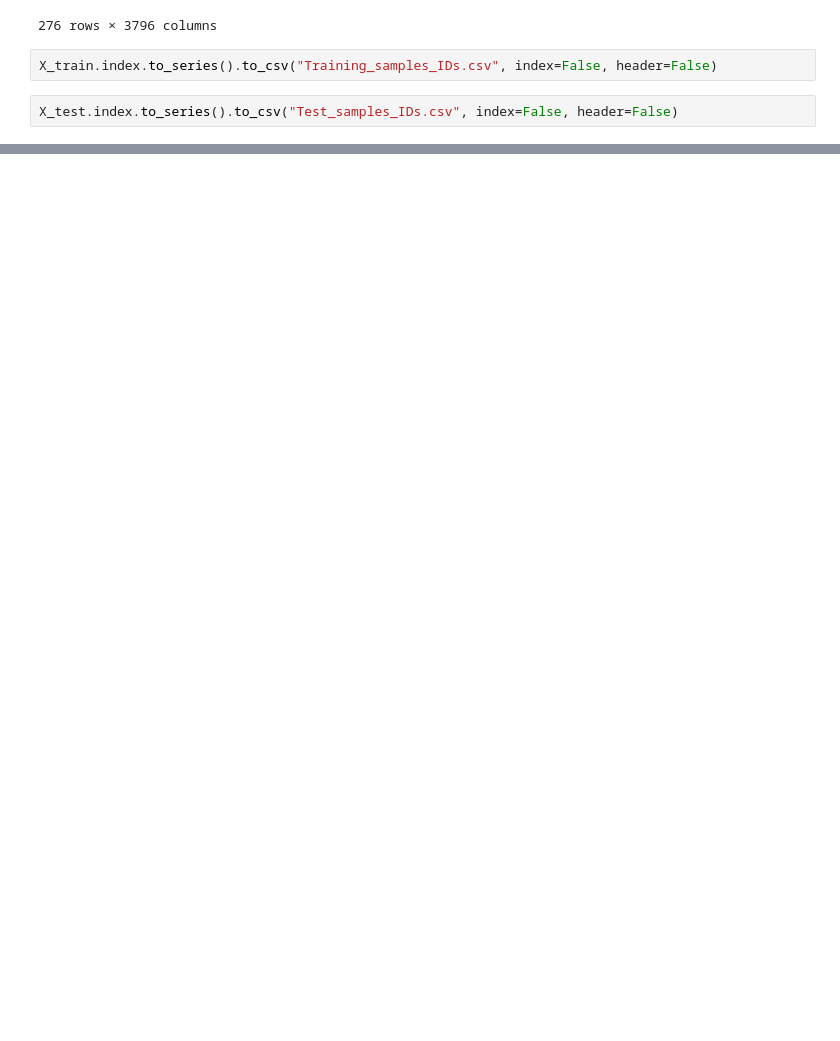
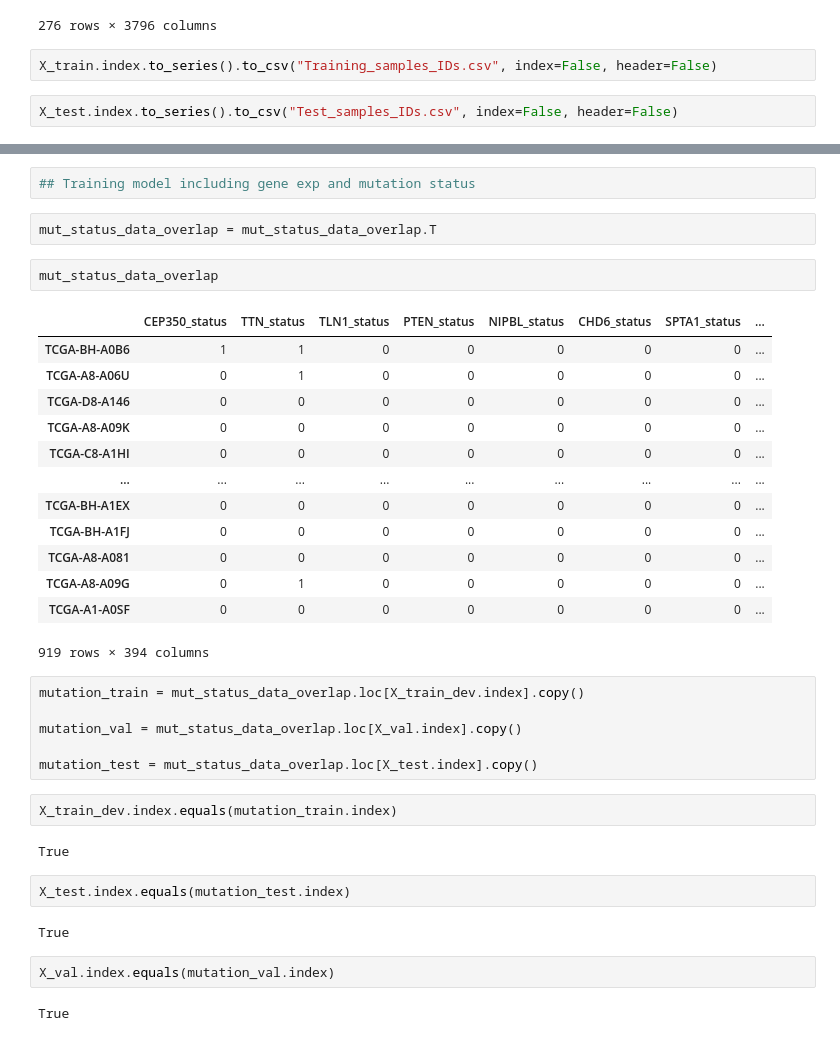
Before and after one commit to das2000sidd/TCGA-BRCA-multiomics-ML, a Jupyter notebook: Notebooks/Fit_DL_models_TCGA_data.ipynb, the cells around one changed output, grey strips where cells are left out. Cells and saved outputs as stored; diff of their text form; blank space fills up the shorter version.

```diff
--- a/Notebooks/Fit_DL_models_TCGA_data.ipynb
+++ b/Notebooks/Fit_DL_models_TCGA_data.ipynb
@@ -4545,0 +4580,38 @@ X_test.index.to_series().to_csv("Test_samples_IDs.csv", index=False, header=Fals
+# %%
+## Training model including gene exp and mutation status
+# %%
+mut_status_data_overlap = mut_status_data_overlap.T
+# %%
+mut_status_data_overlap
+# %% [output]
+|  | CEP350_status | TTN_status | TLN1_status | PTEN_status | NIPBL_status | CHD6_status | SPTA1_status | ... |
+| TCGA-BH-A0B6 | 1 | 1 | 0 | 0 | 0 | 0 | 0 | ... |
+| TCGA-A8-A06U | 0 | 1 | 0 | 0 | 0 | 0 | 0 | ... |
+| TCGA-D8-A146 | 0 | 0 | 0 | 0 | 0 | 0 | 0 | ... |
+| TCGA-A8-A09K | 0 | 0 | 0 | 0 | 0 | 0 | 0 | ... |
+| TCGA-C8-A1HI | 0 | 0 | 0 | 0 | 0 | 0 | 0 | ... |
+| ... | ... | ... | ... | ... | ... | ... | ... | ... |
+| TCGA-BH-A1EX | 0 | 0 | 0 | 0 | 0 | 0 | 0 | ... |
+| TCGA-BH-A1FJ | 0 | 0 | 0 | 0 | 0 | 0 | 0 | ... |
+| TCGA-A8-A081 | 0 | 0 | 0 | 0 | 0 | 0 | 0 | ... |
+| TCGA-A8-A09G | 0 | 1 | 0 | 0 | 0 | 0 | 0 | ... |
+| TCGA-A1-A0SF | 0 | 0 | 0 | 0 | 0 | 0 | 0 | ... |
+919 rows × 394 columns
+# %%
+mutation_train = mut_status_data_overlap.loc[X_train_dev.index].copy()
+
+mutation_val = mut_status_data_overlap.loc[X_val.index].copy()
+
+mutation_test = mut_status_data_overlap.loc[X_test.index].copy()
+# %%
+X_train_dev.index.equals(mutation_train.index)
+# %% [output]
+True
+# %%
+X_test.index.equals(mutation_test.index)
+# %% [output]
+True
+# %%
+X_val.index.equals(mutation_val.index)
+# %% [output]
+True
```
Also changed, not shown: parts of 61 cells of this notebook.
